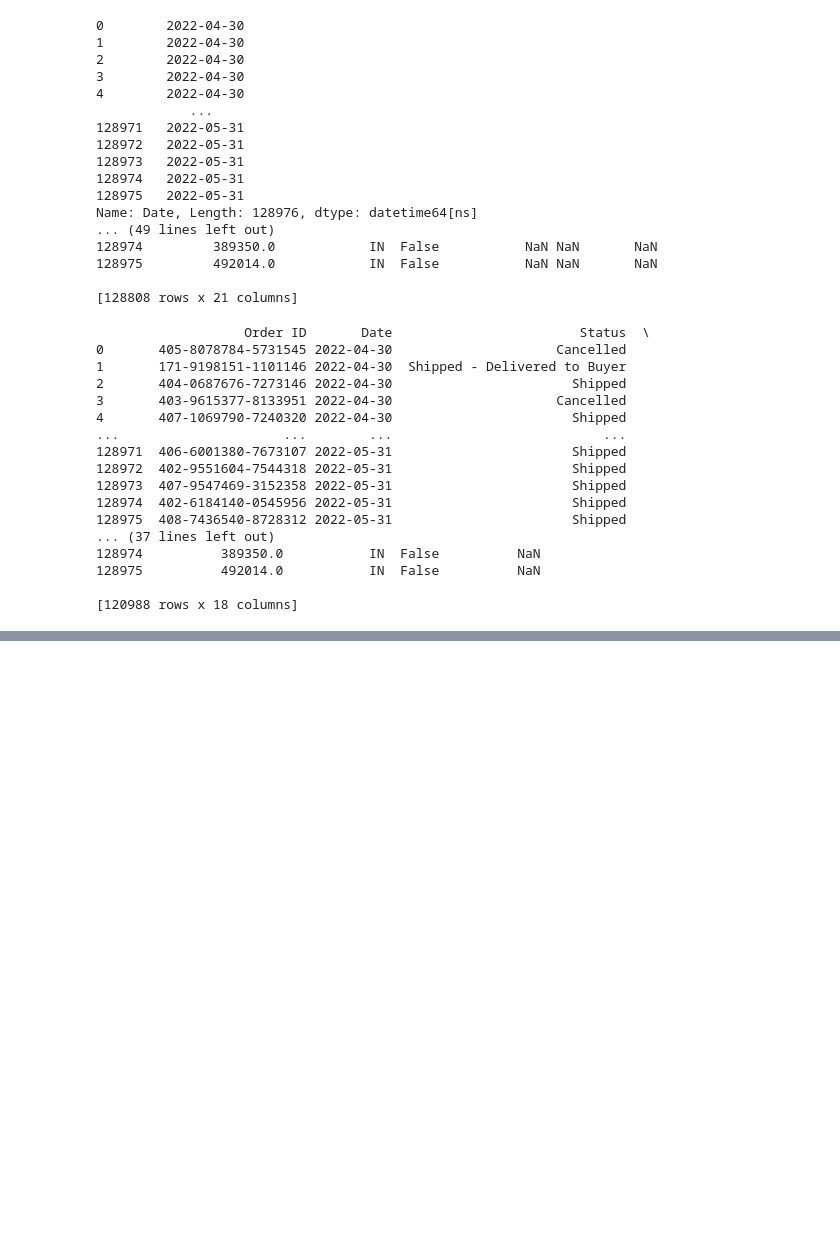
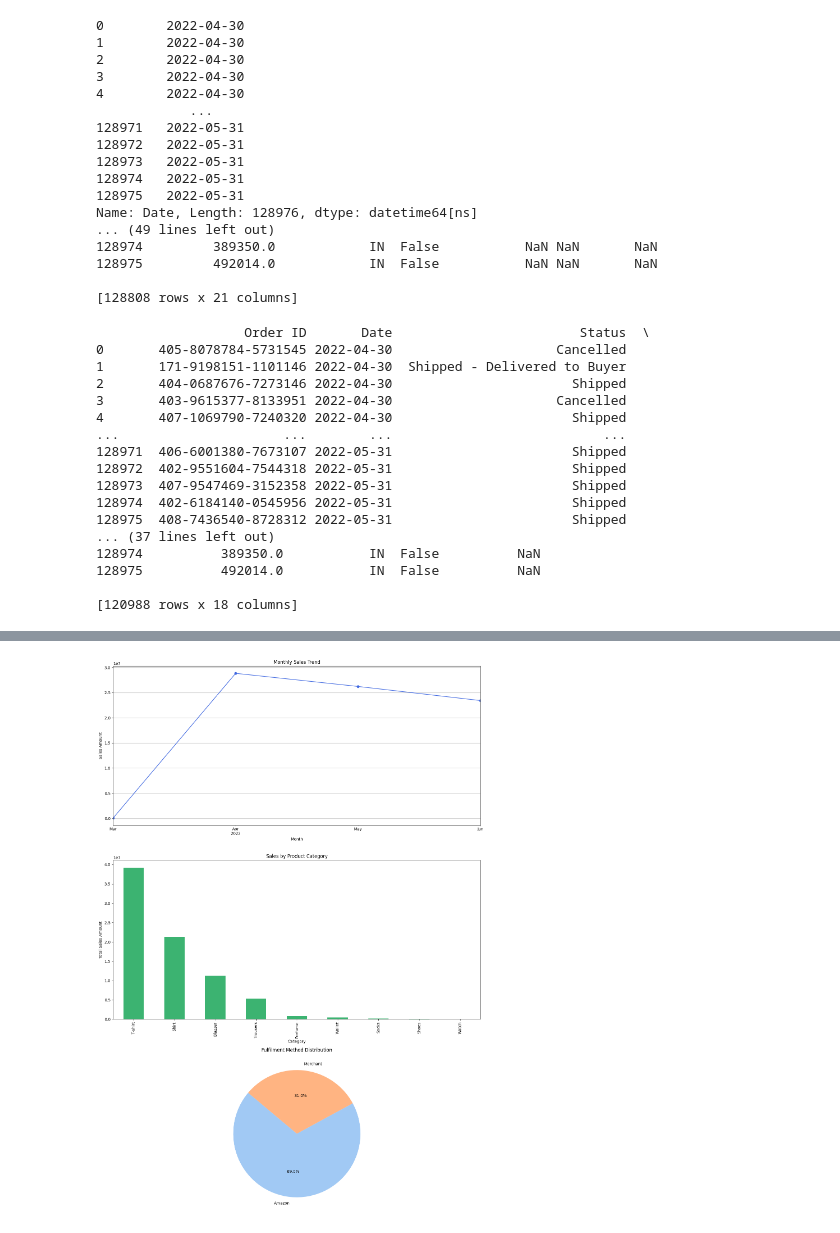
Before and after one commit to Yash0584/Amazon-Sales, a Jupyter notebook: Amazon_Sales.ipynb, the cells around one changed output, grey strips where cells are left out. Cells and saved outputs as stored; diff of their text form; code cells hidden in the pictures; blank space fills up the shorter version.

```diff
--- a/Amazon_Sales.ipynb
+++ b/Amazon_Sales.ipynb
@@ -97,0 +113,53 @@ df.rename(columns={
+# %%
+# 1. Import required libraries
+import pandas as pd
+import matplotlib.pyplot as plt
+import seaborn as sns
+
+# 2. Load the dataset
+file_path = "Amazon Sale Report.csv"  # Update path if needed
+df = pd.read_csv('Amazon Sale Report.csv', encoding='ISO-8859-1')
+
+# 3. Clean and preprocess the data
+df.drop(columns=['index', 'New', 'PendingS'], inplace=True, errors='ignore')
+df['Date'] = pd.to_datetime(df['Date'], errors='coerce')
+df.dropna(subset=['Date', 'Amount', 'ship-city', 'ship-state', 'Category'], inplace=True)
+df.rename(columns={
+    'ship-city': 'City',
+    'ship-state': 'State',
+    'ship-country': 'Country',
+    'Qty': 'Quantity'
+}, inplace=True)
+
+# 4. Create a Month column for trend analysis
+df['Month'] = df['Date'].dt.to_period('M')
+
+# 5. Generate data summaries for plotting
+monthly_sales = df.groupby('Month')['Amount'].sum()
+product_sales = df.groupby('Category')['Amount'].sum().sort_values(ascending=False)
+fulfillment_counts = df['Fulfilment'].value_counts()
+
+# 6. Plotting visualizations
+fig, axs = plt.subplots(3, 1, figsize=(14, 20))
+
+# Monthly Sales Trend
+monthly_sales.plot(kind='line', ax=axs[0], marker='o', color='royalblue')
+axs[0].set_title('Monthly Sales Trend')
+axs[0].set_xlabel('Month')
+axs[0].set_ylabel('Sales Amount')
+axs[0].grid(True)
+
+# Product Category Sales
+product_sales.plot(kind='bar', ax=axs[1], color='mediumseagreen')
+axs[1].set_title('Sales by Product Category')
+axs[1].set_xlabel('Category')
+axs[1].set_ylabel('Total Sales Amount')
+
+# Fulfilment Method Distribution
+axs[2].pie(fulfillment_counts, labels=fulfillment_counts.index, autopct='%1.1f%%', startangle=140, colors=sns.color_palette('pastel'))
+axs[2].set_title('Fulfilment Method Distribution')
+
+plt.tight_layout()
+plt.show()
+# %% [output]
+[figure, added]
```
Also changed, not shown: parts of 2 cells of this notebook.
